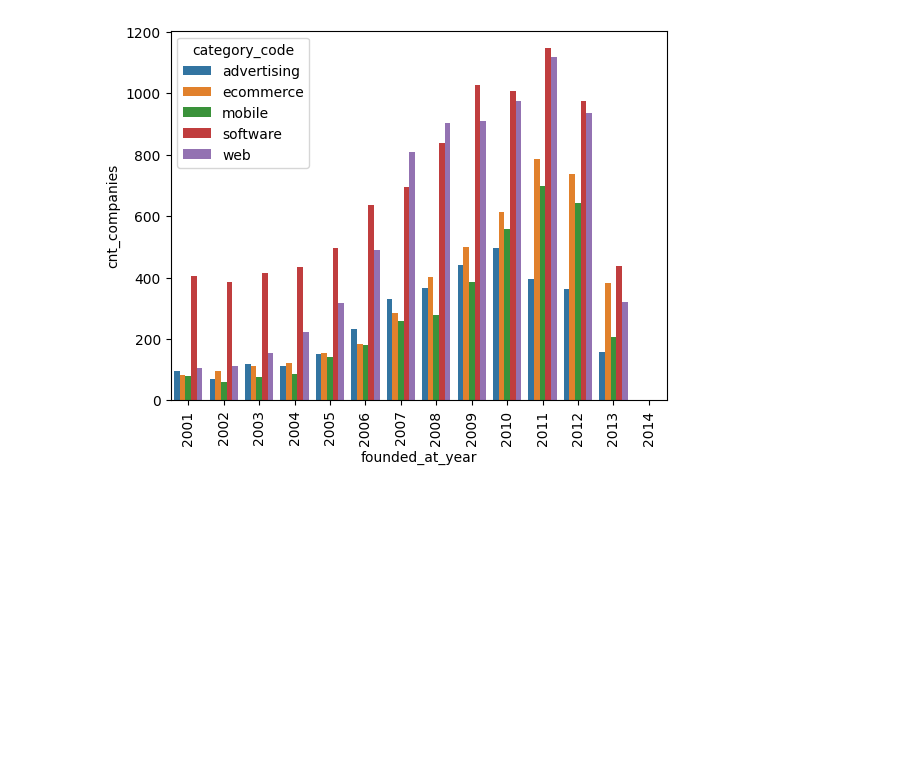
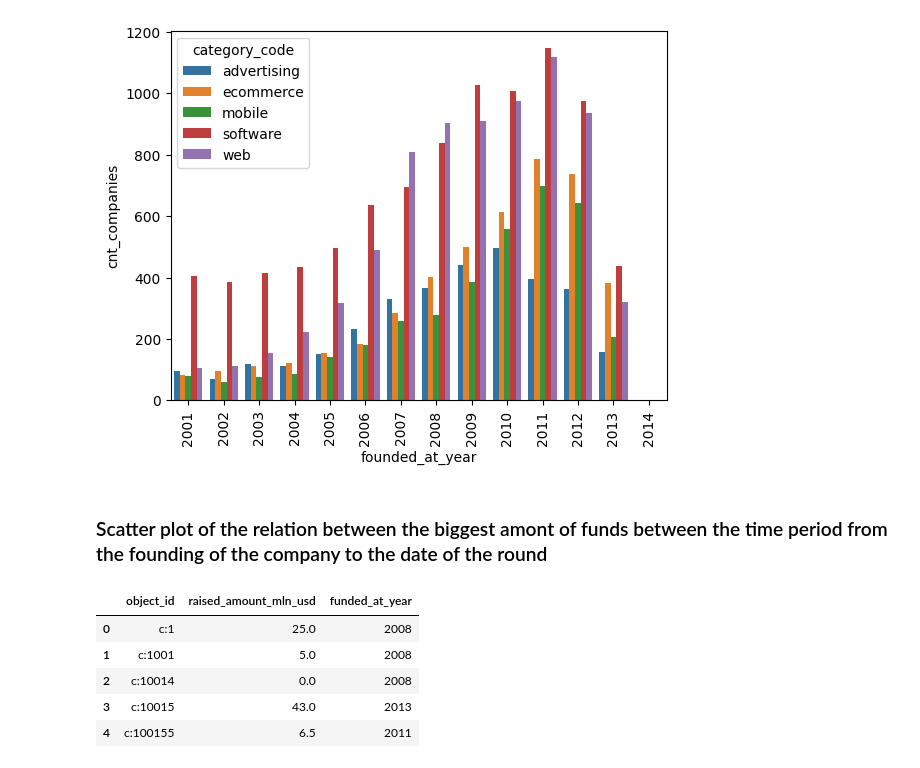
Before and after one commit to plov-cyber/big-data-group-project-team13, a Jupyter notebook: notebooks/eda_v1.ipynb, the cells around one changed output. Drawn from its saved outputs; the diff is of its cells as text; code cells hidden in the pictures; blank space fills up the shorter version.

```diff
--- a/notebooks/eda_v1.ipynb
+++ b/notebooks/eda_v1.ipynb
@@ -90,3 +128,17 @@ for item in p.get_xticklabels():
     item.set_rotation(90)
 # %% [output]
 [figure]
+# %% [markdown]
+### Scatter plot of the relation between the biggest amont of funds between the time period from the founding of the company to the date of the round
+# %%
+max_raised_amount = funding_rounds_after_2000.groupby('object_id').apply(lambda x: x.loc[x['raised_amount_mln_usd'].idxmax()])
+max_raised_amount = max_raised_amount[['object_id', 'raised_amount_mln_usd', 'funded_at_year']]
+max_raised_amount.reset_index(drop=True, inplace=True)
+max_raised_amount.head()
+# %% [output]
+|  | object_id | raised_amount_mln_usd | funded_at_year |
+| 0 | c:1 | 25.0 | 2008 |
+| 1 | c:1001 | 5.0 | 2008 |
+| 2 | c:10014 | 0.0 | 2008 |
+| 3 | c:10015 | 43.0 | 2013 |
+| 4 | c:100155 | 6.5 | 2011 |
```
Also changed, not shown: parts of 7 cells of this notebook.
